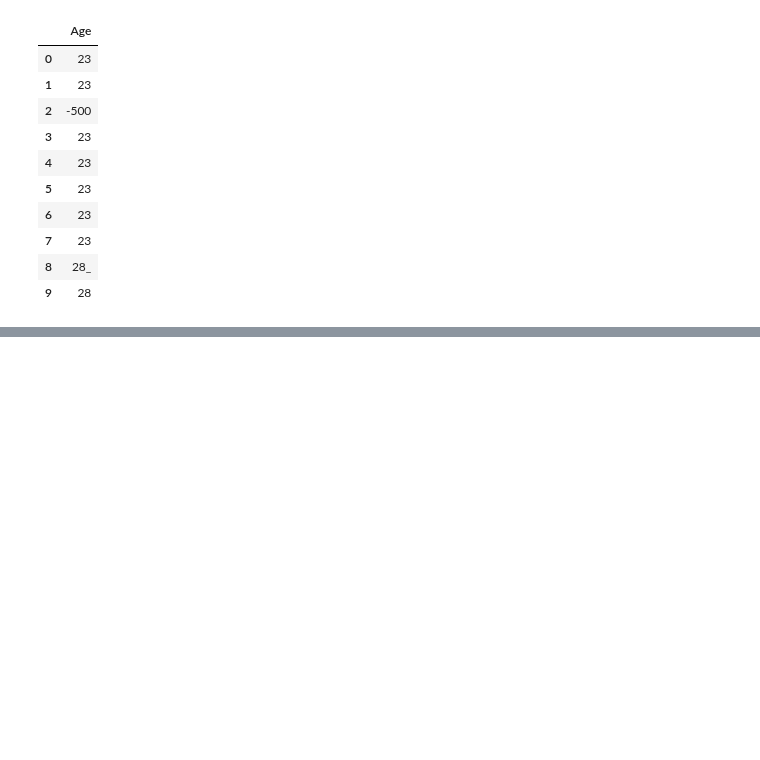
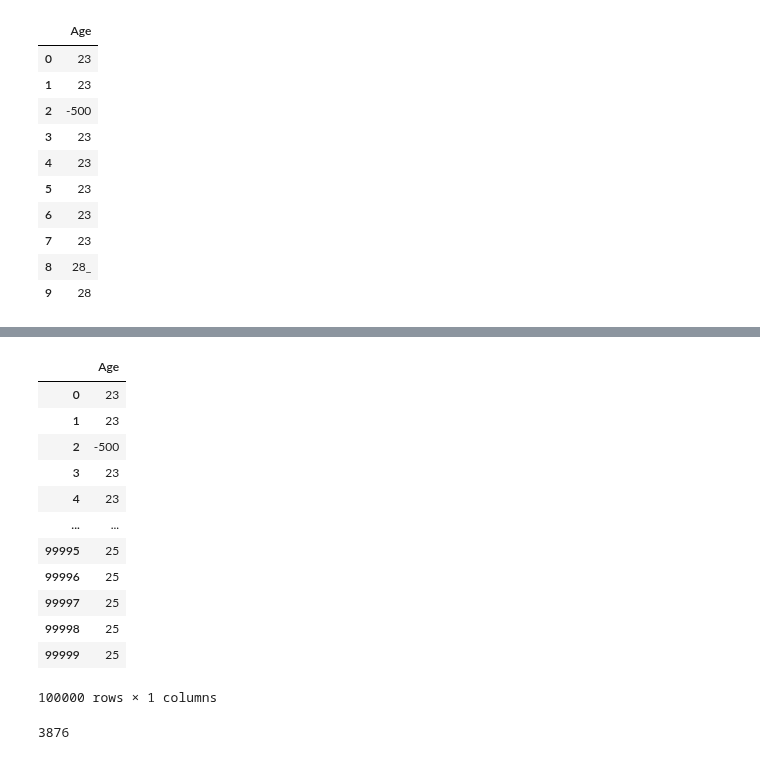
Before and after one commit to Ghukii/TMP-4sem-, a Jupyter notebook: Задание_6/Задание_6_13.ipynb, the cells around one changed output, grey strips where cells are left out. Drawn from its saved outputs; the diff is of its cells as text; code cells hidden in the pictures; blank space fills up the shorter version.

```diff
--- a/Задание_6/Задание_6_13.ipynb
+++ b/Задание_6/Задание_6_13.ipynb
@@ -132,6 +160,6 @@ else:
 # %% [markdown]
 3. В соответствии с вариантом преобразовать признаки, которые должны быть количественными в числовой формат.
 # %%
-df["Num_of_Loan"] = df["Num_of_Loan"].astype(np.int64)
-df["Num_of_Loan"]
+df["Num_of_Loan"] = pd.to_numeric(df["Num_of_Loan"], errors='coerce')
+df[["Num_of_Loan"]].head(10)
 # %% [output]
@@ -216,5 +243,6 @@ df[["Age"]].head(10)
 | 8 | 28_ |
 | 9 | 28 |
 # %%
-df["Age"].unique().tolist()
+ages = df["Age"].unique()
+ages
 # %% [output]
@@ -238,2 +250,9 @@ df["Age"].unique().tolist()
 # %%
-age = df["Age"]
+z = dict()
+
+for age in ages:
+    if age is not np.nan and '_' in age:
+        correct = age.replace('_', '')
+        z[age] = correct
+
+z
@@ -239,0 +277,21 @@ age = df["Age"]
+# %%
+df = df.replace({'Age' : z})
+df[['Age']]
+# %% [output]
+|  | Age |
+| 0 | 23 |
+| 1 | 23 |
+| 2 | -500 |
+| 3 | 23 |
+| 4 | 23 |
+| ... | ... |
+| 99995 | 25 |
+| 99996 | 25 |
+| 99997 | 25 |
+| 99998 | 25 |
+| 99999 | 25 |
+100000 rows × 1 columns
+# %%
+df['Age'].isna().sum()
+# %% [output]
+3876
```
Also changed, not shown: parts of 14 cells of this notebook.
